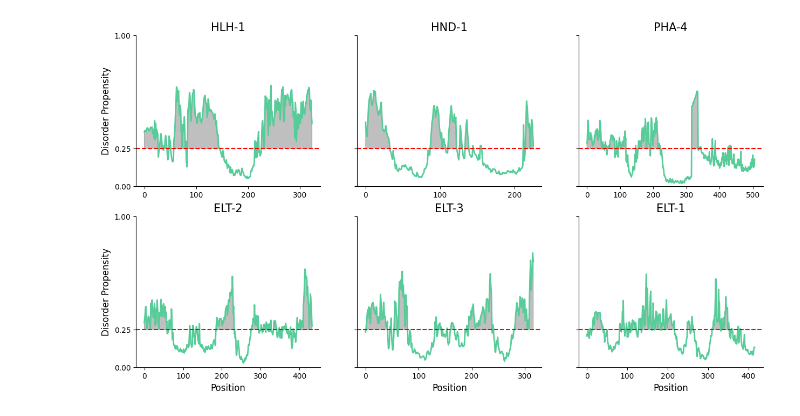
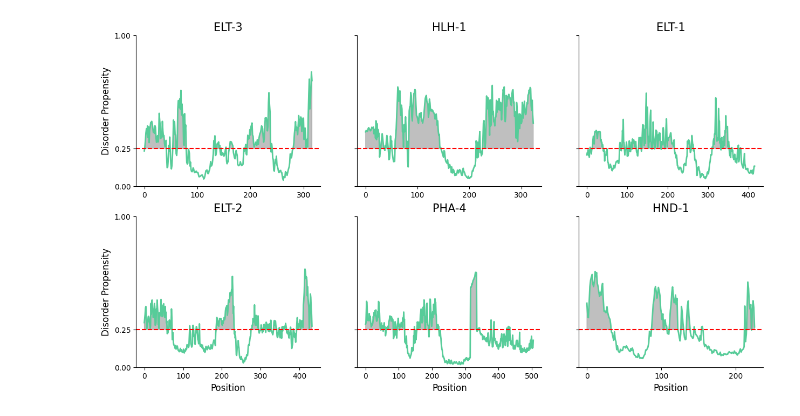
Before and after one commit to gdziubcio/IDR, a Jupyter notebook: analysis_TF.ipynb, the cells around one changed output. Drawn from its saved outputs; the diff is of its cells as text; code cells hidden in the pictures.

```diff
--- a/analysis_TF.ipynb
+++ b/analysis_TF.ipynb
@@ -12,4 +19,5 @@ get_TF_fasta() # obtain the TF fasta file
 # %%
 from src import fldpnn2_scores
-fldpnn2_scores.get_scores()
+fldpnn2_master = fldpnn2_scores.get_scores()
+fldpnn2_master
 # %% [output]
@@ -54,10 +43,0 @@ get_TF_fasta(
-# %%
-from src import fldpnn2_scores
-
-fldpnn2_master = fldpnn2_scores.get_scores(
-    path='data/fldpnn2_master.txt'
-)
-# %%
-fldpnn2_master.fldpnn2_score = fldpnn2_master.fldpnn2_score.apply(
-    lambda x: [float(s) for s in x.split(',')]
-)
@@ -69,30 +44,30 @@ master_df = pd.merge(df_tf[tf_of_interest_filt],
 # %%
 fig, axes = plt.subplots(2, 3, figsize=(15, 8), sharey=True)
 axes = axes.flatten()
 
 for axs in axes:
     axs.spines[['top', 'right']].set_visible(False)
 
 thresh = 0.25
 
-for ax, (i, row) in zip(axes, master_df.iterrows()):
-    uniprot_id = row['Entry']
+for ax, (i, row) in zip(axes, fldpnn2_master.iterrows()):
+    uniprot_id = row['ID']
     name = master_gene_names[uniprot_id]
     x = np.arange(len(row['fldpnn2_score']))
     y = np.array(row['fldpnn2_score'])
     ax.plot(x, y, color='#57cc99', linewidth=2)
     ax.axhline(thresh, color='red', linestyle='--', linewidth=1.5)
     ax.fill_between(x, y, thresh, where=(y > thresh), color='grey', alpha=0.5)
     ax.set_title(name, fontsize=15)
     ax.set_yticks([0, thresh, 1])
     ax.set_ylim(0, 1)
     x_ticks = np.arange(0, len(x)+1, 100)
     ax.set_xticks(x_ticks)
     if i >= 3:ax.set_xlabel('Position', fontsize=12)
     if i == 0 or i == 3: ax.set_ylabel('Disorder Propensity', fontsize=12)
 
 
 # plt.tight_layout()
 plt.show()
 # %% [output]
-[figure, old version]
+[figure, new version]
```
Also changed, not shown: parts of 7 cells of this notebook.
